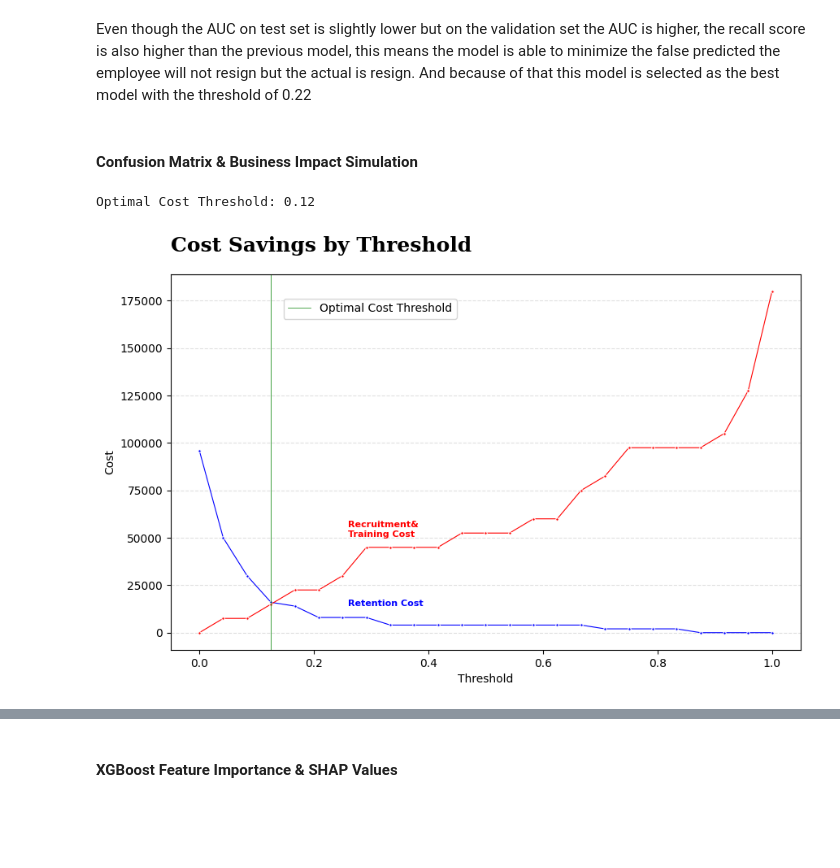
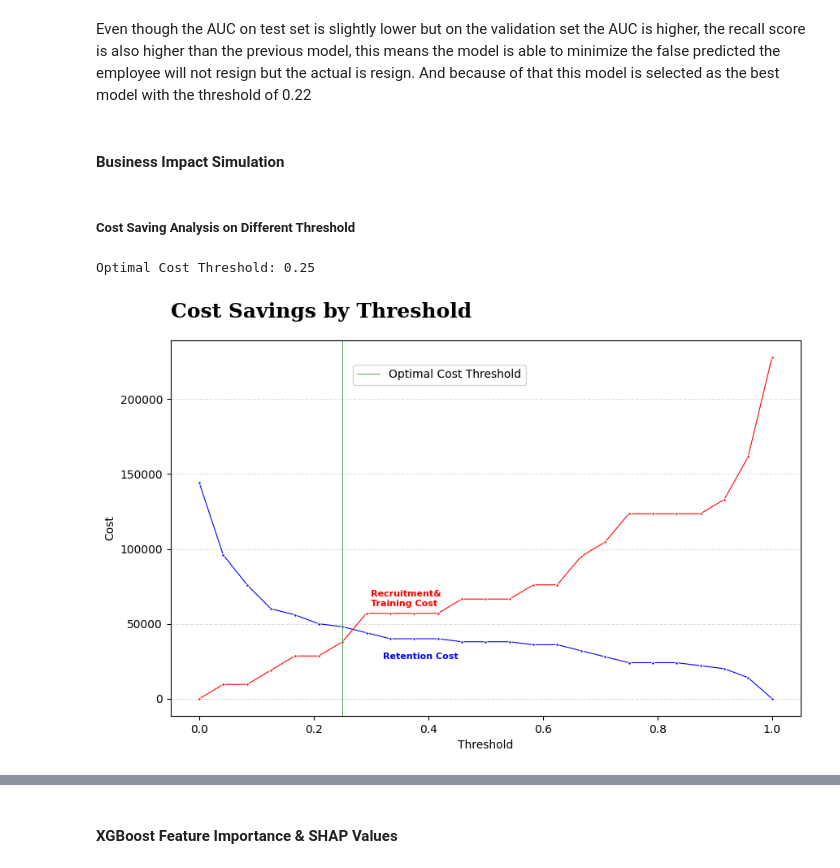
Before and after one commit to azaryasph/Improving-Employee-Retention-By-Predicting-Employee-Attrition-Using-Machine-Learning, a Jupyter notebook: notebook/predict_employee_attrition.ipynb, the cells around one changed output, grey strips where cells are left out. Drawn from its saved outputs; the diff is of its cells as text; code cells hidden in the pictures; blank space fills up the shorter version.

```diff
--- a/notebook/predict_employee_attrition.ipynb
+++ b/notebook/predict_employee_attrition.ipynb
@@ -1547,7 +1608,9 @@ XGBoost After Hyperparameter Tuning at the same threshold of 0.22
 # %% [markdown]
 Even though the AUC on test set is slightly lower but on the validation set the AUC is higher, the recall score is also higher than the previous model, this means the model is able to minimize the false predicted the employee will not resign but the actual is resign. And because of that this model is selected as the best model with the threshold of 0.22
 # %% [markdown]
-#### Confusion Matrix & Business Impact Simulation
+#### Business Impact Simulation
+# %% [markdown]
+##### Cost Saving Analysis on Different Threshold
 # %%
 def cost_saving_analysis(model, X_test, y_test, threshold, recruitment_cost, training_cost, retain_cost):
     """
@@ -1576,9 +1639,9 @@ def cost_saving_analysis(model, X_test, y_test, threshold, recruitment_cost, tra
     cm = confusion_matrix(y_test, y_pred)
 
     # Calculate the cost of false negatives
-    fncost = cm[1, 0] * (recruitment_cost + training_cost)
+    fncost = cm[1, 0] * (recruitment_cost + training_cost + retain_cost)
 
     # Calculate the cost of false positives
-    fpcost = cm[0, 1] * (retain_cost)
+    fpcost = (cm[0, 1] * (retain_cost)) + (cm[1, 1] * retain_cost)
 
     return fncost, fpcost
@@ -1666,6 +1672,7 @@ threscost = pd.DataFrame({
 })
 
 threscost['Cost Diff'] = abs(threscost['Retain Cost'] - threscost['Recruit Train Cost'])
+threscost['Total Cost'] = threscost['Retain Cost'] + threscost['Recruit Train Cost']
 min_cost_diff = threscost['Cost Diff'].min()
 opt_cost_diff = threscost[threscost['Cost Diff'] == min_cost_diff]
 opt_cost = opt_cost_diff["Threshold"].values[0]
@@ -1693,35 +1700,35 @@ sns.lineplot(
     color='r',
     marker='o',
     markersize=2.5,
     linewidth=0.8
 )
 
 plt.axvline(opt_cost, color='g', linestyle='-', linewidth=0.5, alpha=1, label='Optimal Cost Threshold')
-plt.legend(loc='upper left', bbox_to_anchor=(0.17, 0.95))
+plt.legend(loc='upper left', bbox_to_anchor=(0.28, 0.95))
 # plt.axvline(0.5, color='y', linestyle='--', linewidth=1.5, alpha=0.3)
 
 plt.text(
-    0.26, 50500,
+    0.3, 62000,
     'Recruitment&\nTraining Cost',
     fontsize=8,
     color='red',
     fontweight='bold'
 )
 
 plt.text(
-    0.26, 14000,
+    0.32, 26700,
     'Retention Cost',
     fontsize=8,
     color='blue',
     fontweight='bold'
 )
 
 plt.xlabel('Threshold')
 plt.ylabel('Cost')
 
 plt.title('Cost Savings by Threshold', fontdict=fdbold, pad=20, loc='left')
 plt.grid(axis='y', linestyle='--', alpha=0.4)
 plt.show()
 # %% [output]
-Optimal Cost Threshold: 0.12
+Optimal Cost Threshold: 0.25
-[figure, old version]
+[figure, new version]
```
Also changed, not shown: parts of 13 cells of this notebook.
